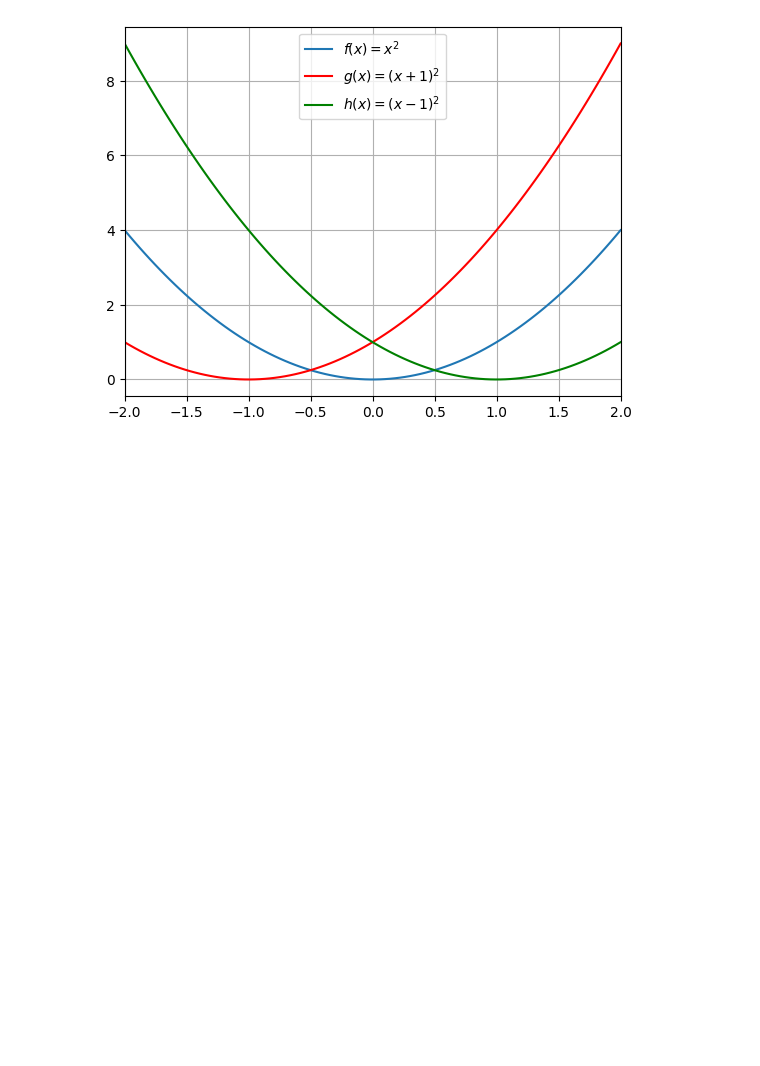
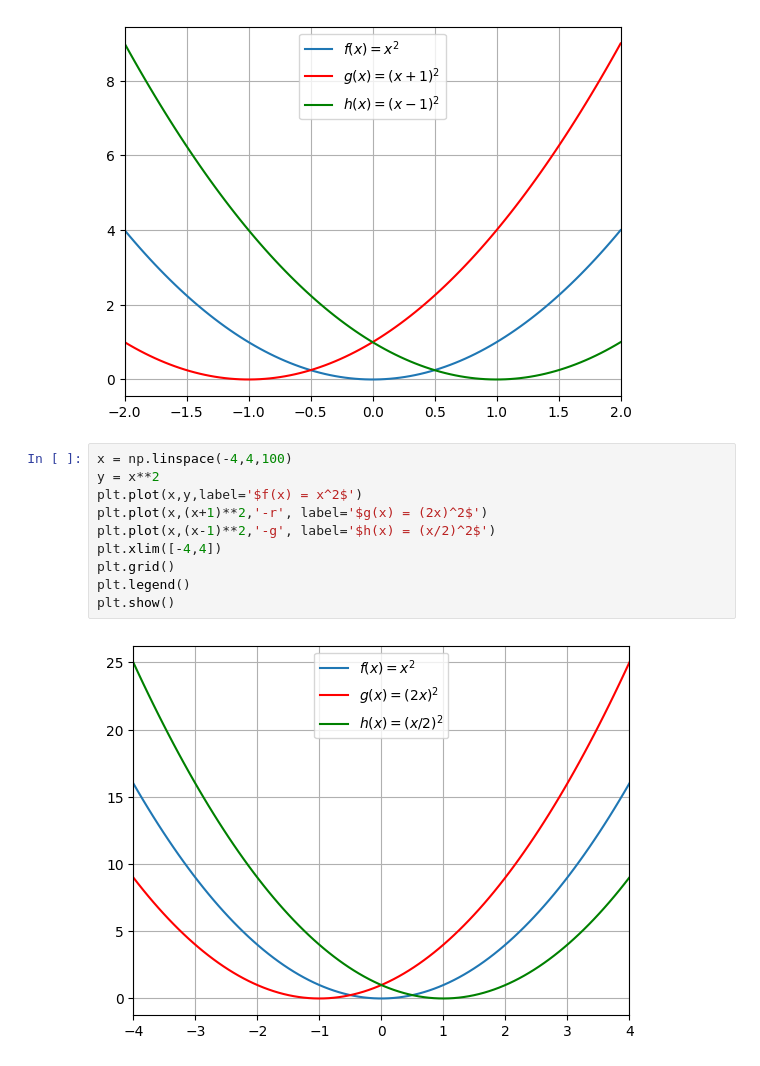
Before and after one commit to nv-mldev/math-bootcamp, a Jupyter notebook: chapters/algebra/scripts.ipynb, the cells around one changed output. Saved outputs shown, nothing was run; the diff lists cells and outputs as text; blank space fills up the shorter version.

Commit message:
added the transformation graphs

```diff
--- a/chapters/algebra/scripts.ipynb
+++ b/chapters/algebra/scripts.ipynb
@@ -65,3 +65,15 @@ plt.legend()
 plt.show()
 # %% [output]
 [figure]
+# %%
+x = np.linspace(-4,4,100)
+y = x**2
+plt.plot(x,y,label='$f(x) = x^2$')
+plt.plot(x,(x+1)**2,'-r', label='$g(x) = (2x)^2$')
+plt.plot(x,(x-1)**2,'-g', label='$h(x) = (x/2)^2$')
+plt.xlim([-4,4])
+plt.grid()
+plt.legend()
+plt.show()
+# %% [output]
+[figure, added]
```
Also changed, not shown: 5 other files.
